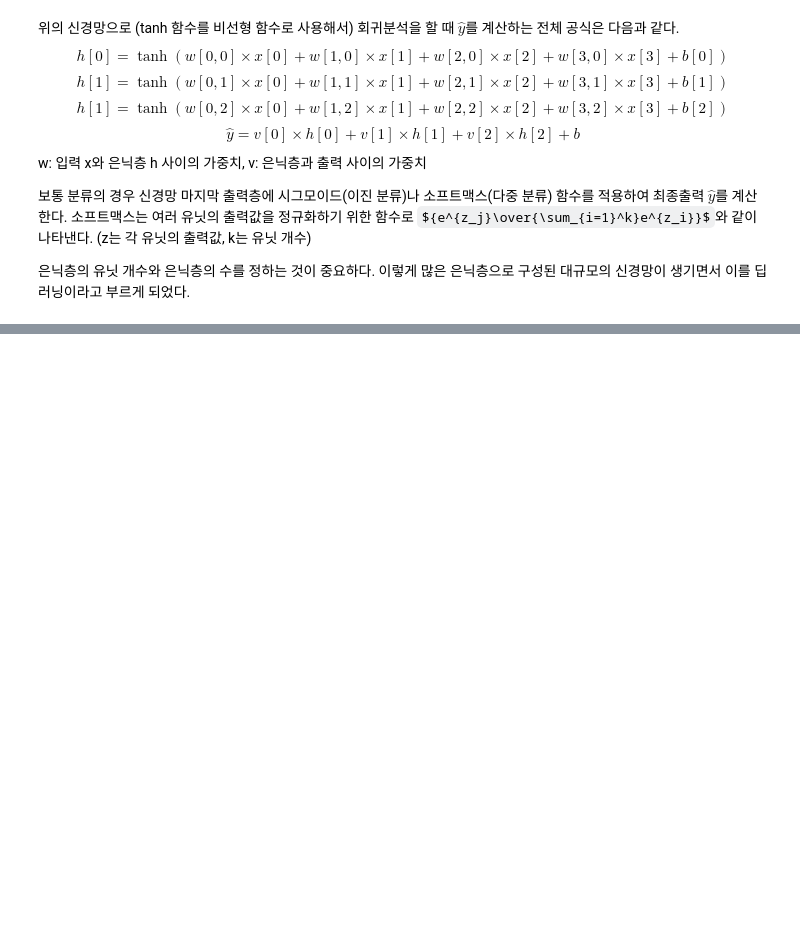
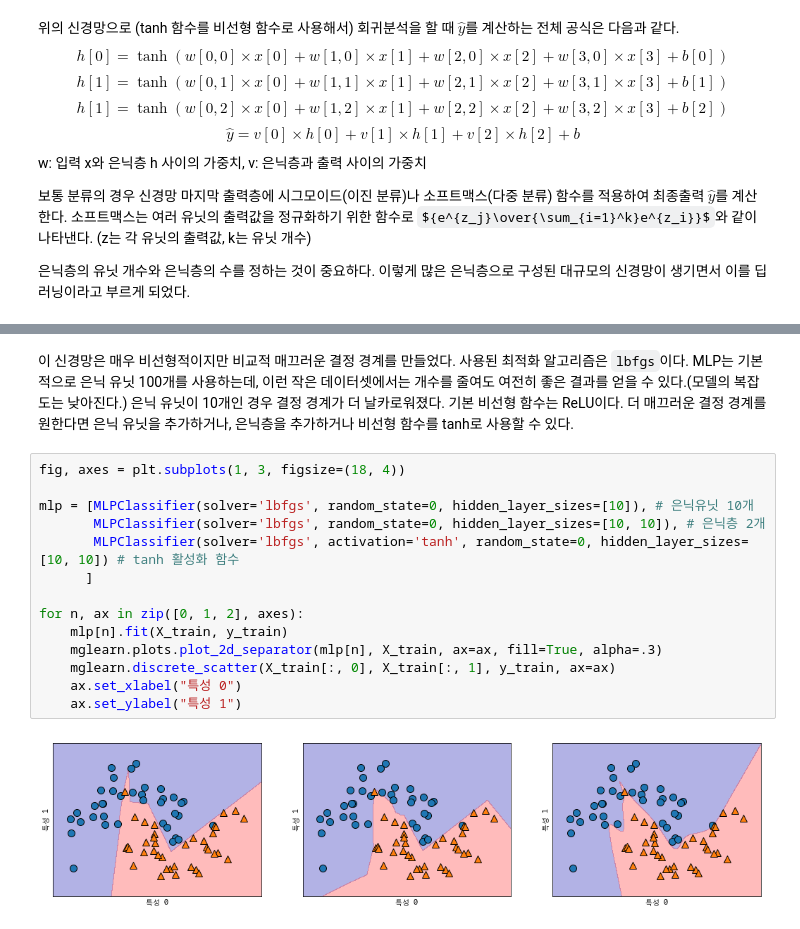
Before and after one commit to youbeebee/ML-with-Python, a Jupyter notebook: ch2.지도학습 2.3.7부터.ipynb, the cells around one changed output, grey strips where cells are left out. Saved outputs shown, nothing was run; the diff lists cells and outputs as text; some formulas as TeX source; blank space fills up the shorter version.

```diff
--- a/ch2.지도학습 2.3.7부터.ipynb
+++ b/ch2.지도학습 2.3.7부터.ipynb
@@ -285,0 +301,18 @@ mglearn.plots.plot_two_hidden_layer_graph()
+# %% [markdown]
+이 신경망은 매우 비선형적이지만 비교적 매끄러운 결정 경계를 만들었다. 사용된 최적화 알고리즘은 `lbfgs`이다. MLP는 기본적으로 은닉 유닛 100개를 사용하는데, 이런 작은 데이터셋에서는 개수를 줄여도 여전히 좋은 결과를 얻을 수 있다.(모델의 복잡도는 낮아진다.) 은닉 유닛이 10개인 경우 결정 경계가 더 날카로워졌다. 기본 비선형 함수는 ReLU이다. 더 매끄러운 결정 경계를 원한다면 은닉 유닛을 추가하거나, 은닉층을 추가하거나 비선형 함수를 tanh로 사용할 수 있다.
+# %%
+fig, axes = plt.subplots(1, 3, figsize=(18, 4))
+
+mlp = [MLPClassifier(solver='lbfgs', random_state=0, hidden_layer_sizes=[10]), # 은닉유닛 10개
+       MLPClassifier(solver='lbfgs', random_state=0, hidden_layer_sizes=[10, 10]), # 은닉층 2개
+       MLPClassifier(solver='lbfgs', activation='tanh', random_state=0, hidden_layer_sizes=[10, 10]) # tanh 활성화 함수
+      ]
+
+for n, ax in zip([0, 1, 2], axes):
+    mlp[n].fit(X_train, y_train)
+    mglearn.plots.plot_2d_separator(mlp[n], X_train, ax=ax, fill=True, alpha=.3)
+    mglearn.discrete_scatter(X_train[:, 0], X_train[:, 1], y_train, ax=ax)
+    ax.set_xlabel("특성 0")
+    ax.set_ylabel("특성 1")
+# %% [output]
+[figure, added]
```
Also changed, not shown: parts of 28 cells of this notebook, 1 other file.
